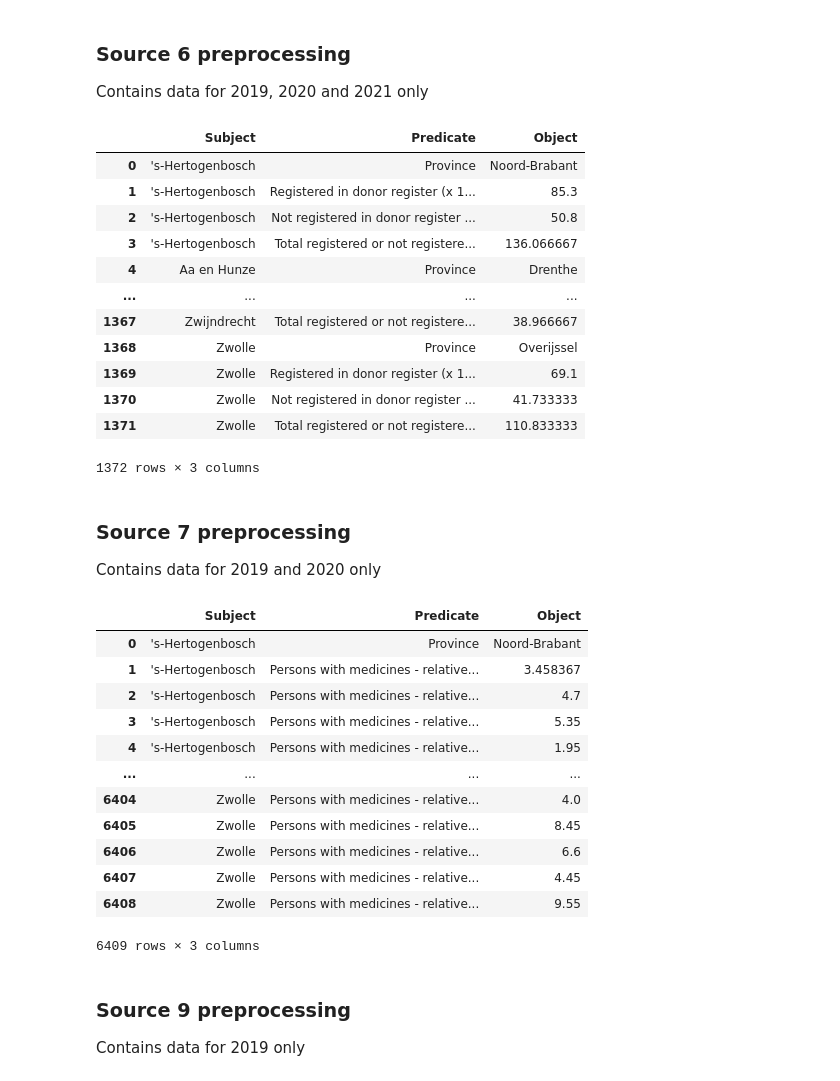
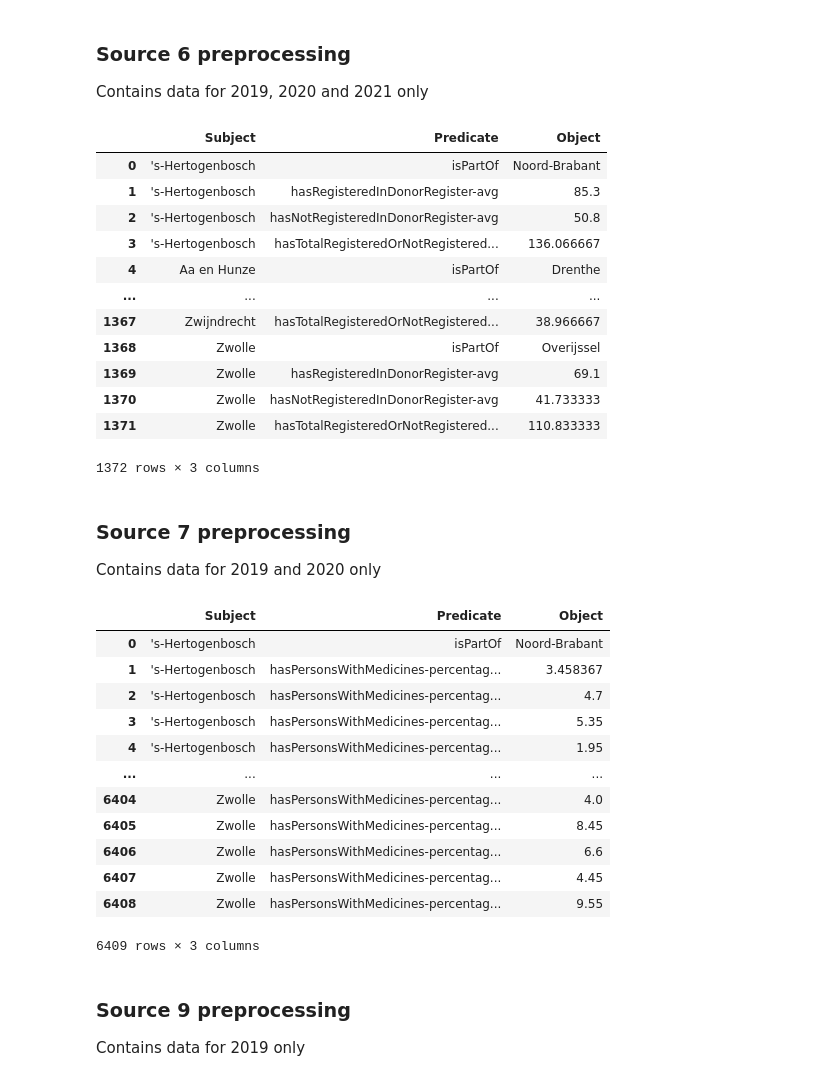
Before and after one commit to reikichan/2AMD20, a Jupyter notebook: preprocessing.ipynb, the cells around one changed output. Drawn from its saved outputs; the diff is of its cells as text; code cells hidden in the pictures.

```diff
--- a/preprocessing.ipynb
+++ b/preprocessing.ipynb
@@ -476,53 +474,49 @@ for column in columns_to_convert:
     merged_source_6[column] = pd.to_numeric(merged_source_6[column])
 
 # find the mean for for all years
 condition = merged_source_6.groupby(['Gemeentenaam', 'Provincienaam', 'Donorregistratie'])
 merged_source_6 = condition.mean('Donorregister, vastgelegde keuze (x 1 000)').reset_index()
 
 # Translate
-merged_source_6.columns = ['Municipality', 'Province', 'Donor registration', 'Donor register, fixed choice (x 1,000)']
-merged_source_6["Donor registration"].replace({"Geregistreerd in donorregister": "Registered in donor register", "Niet geregistreerd in donorregister": "Not registered in donor register", "Totaal wel of niet geregistreerd":"Total registered or not registered"}, inplace=True)
+merged_source_6.columns = ['Municipality', 'isPartOf', 'donorRegistrationType', 'donorRegisterValues-x1000-avg']
+merged_source_6["donorRegistrationType"].replace({"Geregistreerd in donorregister": "hasRegisteredInDonorRegister-avg", "Niet geregistreerd in donorregister": "hasNotRegisteredInDonorRegister-avg", "Totaal wel of niet geregistreerd":"hasTotalRegisteredOrNotRegistered-avg"}, inplace=True)
 
 # subject-predicate-object format
 s6_dict = {'Subject':[] , 'Predicate': [], 'Object': []}
 
 subjects = merged_source_6['Municipality'].unique()
 predicates = [list(merged_source_6.columns)[1]]
-for item in list(merged_source_6['Donor registration'].unique()):
+for item in list(merged_source_6['donorRegistrationType'].unique()):
     predicates.append(item)
 
 for subject in subjects:
     s6_dict['Subject'].append(subject)
     s6_dict['Predicate'].append(predicates[0])
-    s6_dict['Object'].append(merged_source_6[merged_source_6['Municipality']==subject]['Province'].unique()[0])
+    s6_dict['Object'].append(merged_source_6[merged_source_6['Municipality']==subject]['isPartOf'].unique()[0])
 
     for pedictate in predicates[1:]:
         s6_dict['Subject'].append(subject)
         s6_dict['Predicate'].append(pedictate)
         intermediate = merged_source_6[merged_source_6['Municipality']==subject]
-        value = intermediate[intermediate['Donor registration']==pedictate]['Donor register, fixed choice (x 1,000)']
+        value = intermediate[intermediate['donorRegistrationType']==pedictate]['donorRegisterValues-x1000-avg']
         s6_dict['Object'].append(float(value))
 
 spo_6 = pd.DataFrame(data=s6_dict)
 donor_ids = np.where(spo_6['Predicate']!='Province')
-
-for donor_id in donor_ids:
-    spo_6['Predicate'][donor_id] = spo_6['Predicate'][donor_id] + ' (x 1000)'
-
 spo_6
 # %% [output]
 |  | Subject | Predicate | Object |
-| 0 | 's-Hertogenbosch | Province | Noord-Brabant |
-| 1 | 's-Hertogenbosch | Registered in donor register (x 1... | 85.3 |
-| 2 | 's-Hertogenbosch | Not registered in donor register ... | 50.8 |
-| 3 | 's-Hertogenbosch | Total registered or not registere... | 136.066667 |
-| 4 | Aa en Hunze | Province | Drenthe |
+| 0 | 's-Hertogenbosch | isPartOf | Noord-Brabant |
+| 1 | 's-Hertogenbosch | hasRegisteredInDonorRegister-avg | 85.3 |
+| 2 | 's-Hertogenbosch | hasNotRegisteredInDonorRegister-avg | 50.8 |
+| 3 | 's-Hertogenbosch | hasTotalRegisteredOrNotRegistered... | 136.066667 |
+| 4 | Aa en Hunze | isPartOf | Drenthe |
 | ... | ... | ... | ... |
-| 1367 | Zwijndrecht | Total registered or not registere... | 38.966667 |
-| 1368 | Zwolle | Province | Overijssel |
-| 1369 | Zwolle | Registered in donor register (x 1... | 69.1 |
-| 1370 | Zwolle | Not registered in donor register ... | 41.733333 |
-| 1371 | Zwolle | Total registered or not registere... | 110.833333 |
+| 1367 | Zwijndrecht | hasTotalRegisteredOrNotRegistered... | 38.966667 |
+| 1368 | Zwolle | isPartOf | Overijssel |
+| 1369 | Zwolle | hasRegisteredInDonorRegister-avg | 69.1 |
+| 1370 | Zwolle | hasNotRegisteredInDonorRegister-avg | 41.733333 |
+| 1371 | Zwolle | hasTotalRegisteredOrNotRegistered... | 110.833333 |
 1372 rows × 3 columns
 # %% [markdown]
 ### Source 7 preprocessing
@@ -587,9 +581,9 @@ condition = merged_source_7.groupby(['Gemeentenaam', 'Provincienaam', 'Geslacht'
 merged_source_7 = condition.mean('Personen met geneesmiddelen, relatief (%)').reset_index()
 
 # Translate
-merged_source_7.columns = ['Municipality', 'Province', 'Gender', 'Age group', 'Persons with medicines - relative (%)']
-merged_source_7["Gender"].replace({"Mannen": "Men", "Vrouwen": "Women"}, inplace=True)
-merged_source_7["Age group"].replace({"0 tot 15 jaar": "0 to 15 years", "15 tot 25 jaar": "15 to 25 years", "25 tot 35 jaar":"25 to 35 years", "35 tot 45 jaar":"35 to 45 years", "45 tot 55 jaar":"45 to 55 years", "55 tot 65 jaar":"55 to 65 years", "65 tot 75 jaar":"65 to 75 years", "75 jaar of ouder":"75 years or older"}, inplace=True)
+merged_source_7.columns = ['Municipality', 'isPartOf', 'ofGender', 'inAgeGroup', 'hasPersonsWithMedicines-percentage-avg']
+merged_source_7["ofGender"].replace({"Mannen": "Men", "Vrouwen": "Women"}, inplace=True)
+merged_source_7["inAgeGroup"].replace({"0 tot 15 jaar": "0-15-years", "15 tot 25 jaar": "15-25-years", "25 tot 35 jaar":"25-35-years", "35 tot 45 jaar":"35-45-years", "45 tot 55 jaar":"45-55-years", "55 tot 65 jaar":"55-65-years", "65 tot 75 jaar":"65-75-years", "75 jaar of ouder":"75-years-or-older"}, inplace=True)
 
 # subject-predicate-object format
 
@@ -598,42 +592,42 @@ s7_dict = {'Subject':[] , 'Predicate': [], 'Object': []}
 subjects = merged_source_7['Municipality'].unique()
 
 predicates = [list(merged_source_7.columns)[1]]
-genders = list(merged_source_7['Gender'].unique())
-ages = list(merged_source_7['Age group'].unique())
+genders = list(merged_source_7['ofGender'].unique())
+ages = list(merged_source_7['inAgeGroup'].unique())
 
 for gender in genders:
     for age in ages:
-        predicates.append('Persons with medicines - relative (%)'+', '+gender+', '+age)
+        predicates.append('hasPersonsWithMedicines-percentage-avg'+','+gender+','+age)
 
 
 for subject in subjects:
     s7_dict['Subject'].append(subject)
     s7_dict['Predicate'].append(predicates[0])
-    s7_dict['Object'].append(merged_source_7[merged_source_7['Municipality']==subject]['Province'].unique()[0])
+    s7_dict['Object'].append(merged_source_7[merged_source_7['Municipality']==subject]['isPartOf'].unique()[0])
 
     for pedictate in predicates[1:]:
         s7_dict['Subject'].append(subject)
         s7_dict['Predicate'].append(pedictate)
         intermediate = merged_source_7[merged_source_7['Municipality']==subject]
-        intermediate = intermediate[intermediate['Gender']==pedictate.split(', ')[1]]
-        value = intermediate[intermediate['Age group']==pedictate.split(', ')[2]]['Persons with medicines - relative (%)']
+        intermediate = intermediate[intermediate['ofGender']==pedictate.split(',')[1]]
+        value = intermediate[intermediate['inAgeGroup']==pedictate.split(',')[2]]['hasPersonsWithMedicines-percentage-avg']
         s7_dict['Object'].append(float(value))
 
 spo_7 = pd.DataFrame(data=s7_dict)
 spo_7
 # %% [output]
 |  | Subject | Predicate | Object |
-| 0 | 's-Hertogenbosch | Province | Noord-Brabant |
-| 1 | 's-Hertogenbosch | Persons with medicines - relative... | 3.458367 |
-| 2 | 's-Hertogenbosch | Persons with medicines - relative... | 4.7 |
-| 3 | 's-Hertogenbosch | Persons with medicines - relative... | 5.35 |
-| 4 | 's-Hertogenbosch | Persons with medicines - relative... | 1.95 |
+| 0 | 's-Hertogenbosch | isPartOf | Noord-Brabant |
+| 1 | 's-Hertogenbosch | hasPersonsWithMedicines-percentag... | 3.458367 |
+| 2 | 's-Hertogenbosch | hasPersonsWithMedicines-percentag... | 4.7 |
+| 3 | 's-Hertogenbosch | hasPersonsWithMedicines-percentag... | 5.35 |
+| 4 | 's-Hertogenbosch | hasPersonsWithMedicines-percentag... | 1.95 |
 | ... | ... | ... | ... |
-| 6404 | Zwolle | Persons with medicines - relative... | 4.0 |
-| 6405 | Zwolle | Persons with medicines - relative... | 8.45 |
-| 6406 | Zwolle | Persons with medicines - relative... | 6.6 |
-| 6407 | Zwolle | Persons with medicines - relative... | 4.45 |
-| 6408 | Zwolle | Persons with medicines - relative... | 9.55 |
+| 6404 | Zwolle | hasPersonsWithMedicines-percentag... | 4.0 |
+| 6405 | Zwolle | hasPersonsWithMedicines-percentag... | 8.45 |
+| 6406 | Zwolle | hasPersonsWithMedicines-percentag... | 6.6 |
+| 6407 | Zwolle | hasPersonsWithMedicines-percentag... | 4.45 |
+| 6408 | Zwolle | hasPersonsWithMedicines-percentag... | 9.55 |
 6409 rows × 3 columns
 # %% [markdown]
 ### Source 9 preprocessing
```
Also changed, not shown: parts of 12 cells of this notebook, 1 other file.
